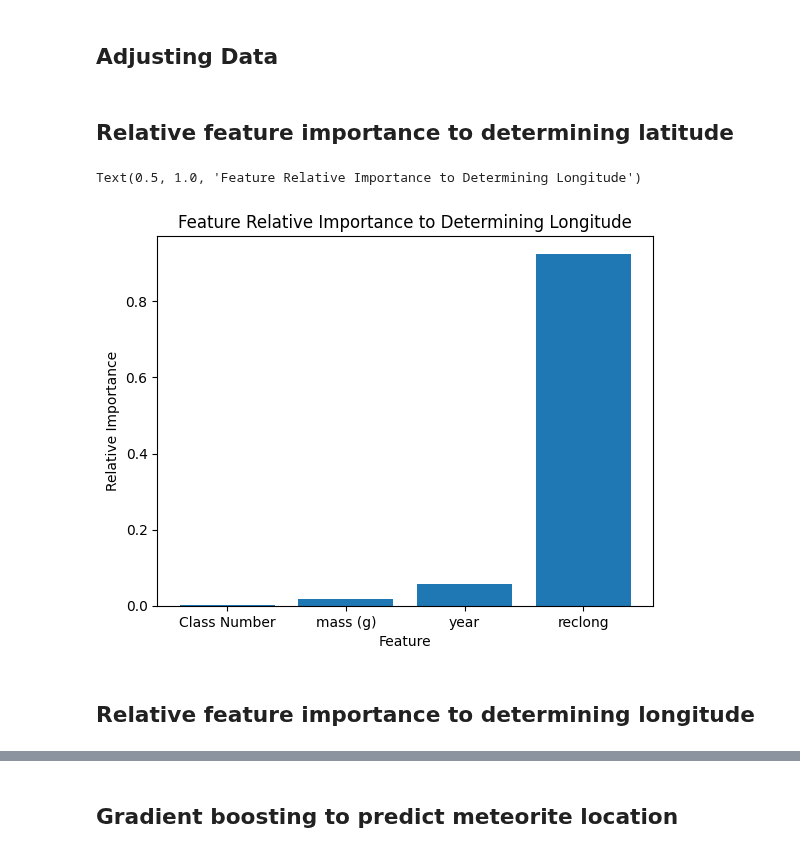
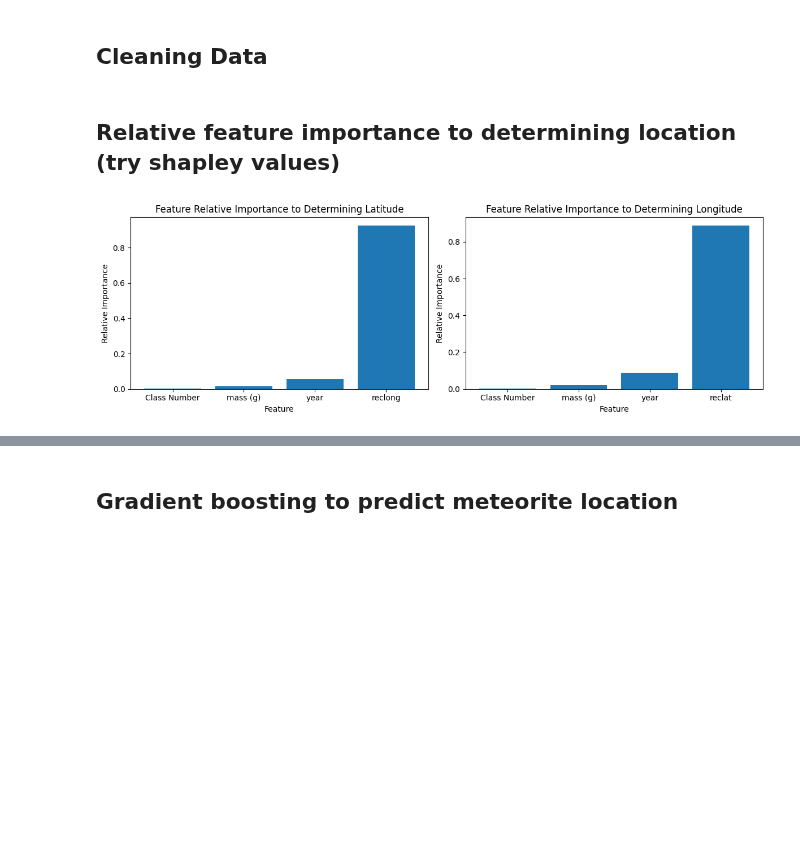
Before and after one commit to queue-h/ISCI-396, a Jupyter notebook: final_project/research.ipynb, the cells around one changed output, grey strips where cells are left out. Cells and saved outputs as stored; diff of their text form; code cells hidden in the pictures; blank space fills up the shorter version.

```diff
--- a/final_project/research.ipynb
+++ b/final_project/research.ipynb
@@ -1,5 +1,5 @@
 # %% [markdown]
-## Adjusting Data
+## Cleaning Data
 # %%
 import re
 import pandas as pd
@@ -95,19 +94,30 @@ for index in range(len(df["recclass"])):
 
 df['Class Number'] = type_list
 # %% [markdown]
-## Relative feature importance to determining latitude
+## Relative feature importance to determining location (try shapley values)
 # %%
 from sklearn.ensemble import RandomForestRegressor
+fig, axs = plt.subplots(ncols=2, figsize=(12, 4))
+
+ax_index = 0
+def plot_relative_importance(X, y, label):
+    global ax_index
+    rf = RandomForestRegressor().fit(X, y)
+    axs[ax_index].bar(X.keys(), rf.feature_importances_)
+    axs[ax_index].set_xlabel('Feature')
+    axs[ax_index].set_ylabel('Relative Importance')
+    axs[ax_index].title.set_text(f"Feature Relative Importance to Determining {label}")
+    ax_index += 1
 
 X = df[["Class Number", "mass (g)", "year", "reclong"]]
-y = df["reclat"]
-rf = RandomForestRegressor().fit(X, y)
-plt.bar(X.keys(), rf.feature_importances_)
-plt.xlabel('Feature')
-plt.ylabel('Relative Importance')
-plt.title("Feature Relative Importance to Determining Longitude")
+y = df[["reclat"]]
+plot_relative_importance(X, y, "Latitude")
+
+X = df[["Class Number", "mass (g)", "year", "reclat"]]
+y = df[["reclong"]]
+plot_relative_importance(X, y, "Longitude")
+
+plt.tight_layout()
+plt.show()
 # %% [output]
-Text(0.5, 1.0, 'Feature Relative Importance to Determining Longitude')
-[figure, old version]
+[figure, new version]
-# %% [markdown]
-## Relative feature importance to determining longitude
```
Also changed, not shown: parts of 9 cells of this notebook.
